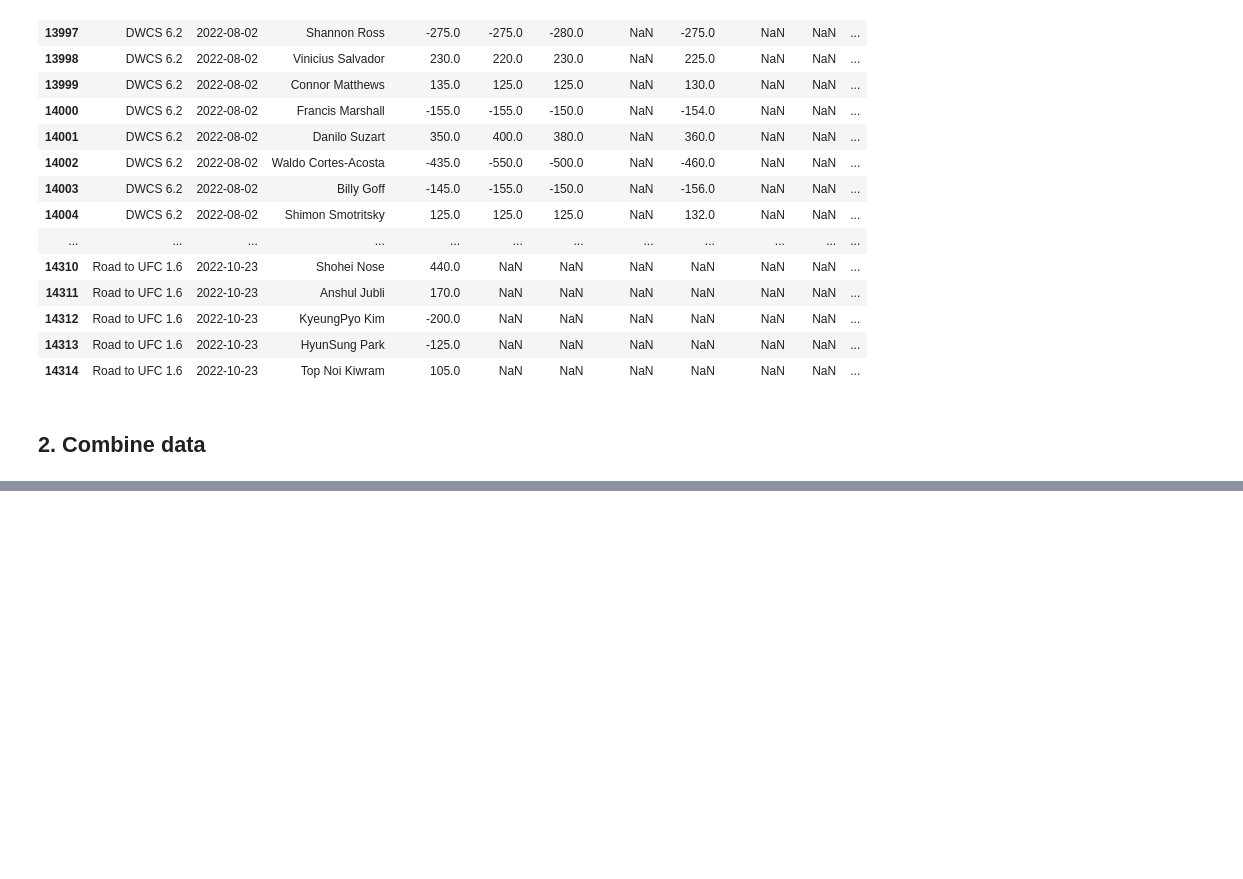
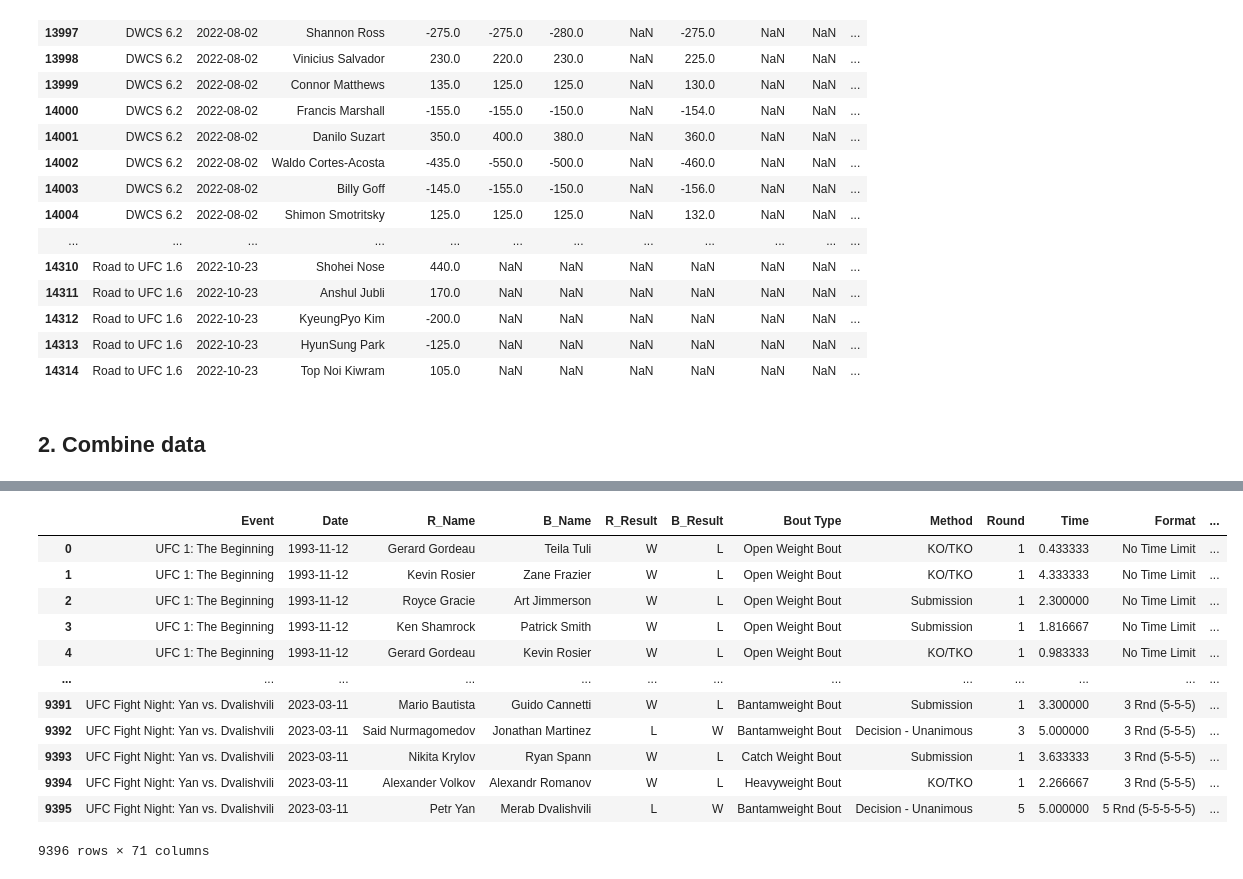
Before and after one commit to ehan03/UFC-Predict, a Jupyter notebook: preprocessing.ipynb, the cells around one changed output, grey strips where cells are left out. Cells and saved outputs as stored; diff of their text form; code cells hidden in the pictures; blank space fills up the shorter version.

```diff
--- a/preprocessing.ipynb
+++ b/preprocessing.ipynb
@@ -1300,0 +1321,37 @@ df
+# %%
+# Note: All information in the fighters dataframe is current, meaning they don't reflect stats AT THE TIME OF PAST BOUTS
+# Don't include Weight since this is current - some fighters have changed weight classes throughout their career and
+# weight classes exist to level the playing field when it comes to weight
+relevant = ["Name", "Wins", "Losses", "Height", "Reach", "Stance", "DOB"]
+fstats_R = fighters[relevant].rename(columns={"Name": "R_Name",
+                                              "Wins": "R_Wins Overall",
+                                              "Losses": "R_Losses Overall",
+                                              "Height": "R_Height",
+                                              "Reach": "R_Reach",
+                                              "Stance": "R_Stance",
+                                              "DOB": "R_DOB"})
+fstats_B = fighters[relevant].rename(columns={"Name": "B_Name",
+                                              "Wins": "B_Wins Overall",
+                                              "Losses": "B_Losses Overall",
+                                              "Height": "B_Height",
+                                              "Reach": "B_Reach",
+                                              "Stance": "B_Stance",
+                                              "DOB": "B_DOB"})
+df2 = df.merge(fstats_R, on=["R_Name"], how="left")
+df2 = df2.merge(fstats_B, on=["B_Name"], how="left")
+df2 = df2.drop("URL", axis=1)
+df2
+# %% [output]
+|  | Event | Date | R_Name | B_Name | R_Result | B_Result | Bout Type | Method | Round | Time | Format | ... |
+| 0 | UFC 1: The Beginning | 1993-11-12 | Gerard Gordeau | Teila Tuli | W | L | Open Weight Bout | KO/TKO | 1 | 0.433333 | No Time Limit | ... |
+| 1 | UFC 1: The Beginning | 1993-11-12 | Kevin Rosier | Zane Frazier | W | L | Open Weight Bout | KO/TKO | 1 | 4.333333 | No Time Limit | ... |
+| 2 | UFC 1: The Beginning | 1993-11-12 | Royce Gracie | Art Jimmerson | W | L | Open Weight Bout | Submission | 1 | 2.300000 | No Time Limit | ... |
+| 3 | UFC 1: The Beginning | 1993-11-12 | Ken Shamrock | Patrick Smith | W | L | Open Weight Bout | Submission | 1 | 1.816667 | No Time Limit | ... |
+| 4 | UFC 1: The Beginning | 1993-11-12 | Gerard Gordeau | Kevin Rosier | W | L | Open Weight Bout | KO/TKO | 1 | 0.983333 | No Time Limit | ... |
+| ... | ... | ... | ... | ... | ... | ... | ... | ... | ... | ... | ... | ... |
+| 9391 | UFC Fight Night: Yan vs. Dvalishvili | 2023-03-11 | Mario Bautista | Guido Cannetti | W | L | Bantamweight Bout | Submission | 1 | 3.300000 | 3 Rnd (5-5-5) | ... |
+| 9392 | UFC Fight Night: Yan vs. Dvalishvili | 2023-03-11 | Said Nurmagomedov | Jonathan Martinez | L | W | Bantamweight Bout | Decision - Unanimous | 3 | 5.000000 | 3 Rnd (5-5-5) | ... |
+| 9393 | UFC Fight Night: Yan vs. Dvalishvili | 2023-03-11 | Nikita Krylov | Ryan Spann | W | L | Catch Weight Bout | Submission | 1 | 3.633333 | 3 Rnd (5-5-5) | ... |
+| 9394 | UFC Fight Night: Yan vs. Dvalishvili | 2023-03-11 | Alexander Volkov | Alexandr Romanov | W | L | Heavyweight Bout | KO/TKO | 1 | 2.266667 | 3 Rnd (5-5-5) | ... |
+| 9395 | UFC Fight Night: Yan vs. Dvalishvili | 2023-03-11 | Petr Yan | Merab Dvalishvili | L | W | Bantamweight Bout | Decision - Unanimous | 5 | 5.000000 | 5 Rnd (5-5-5-5-5) | ... |
+9396 rows × 71 columns
```
Also changed, not shown: parts of 13 cells of this notebook, 1 other file.
